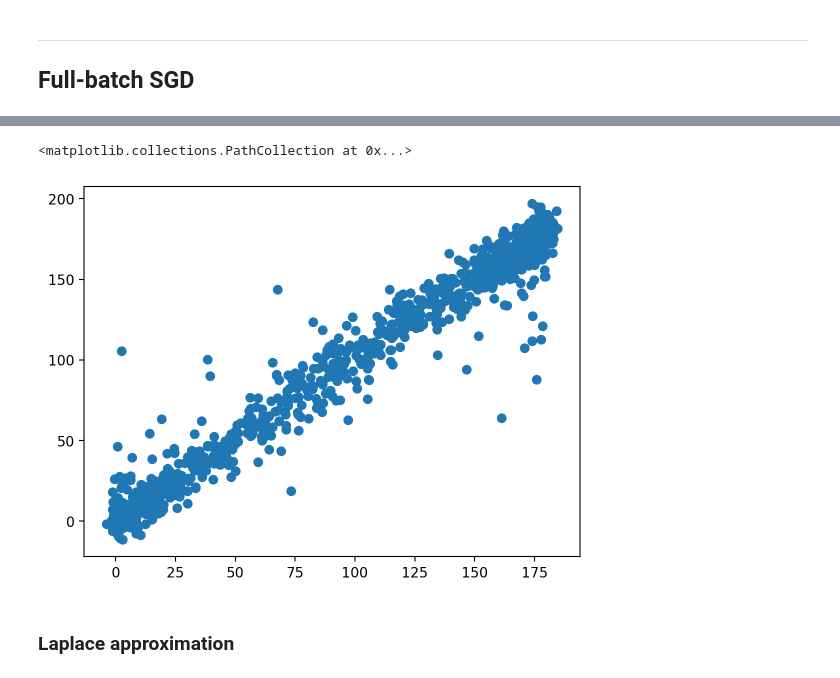
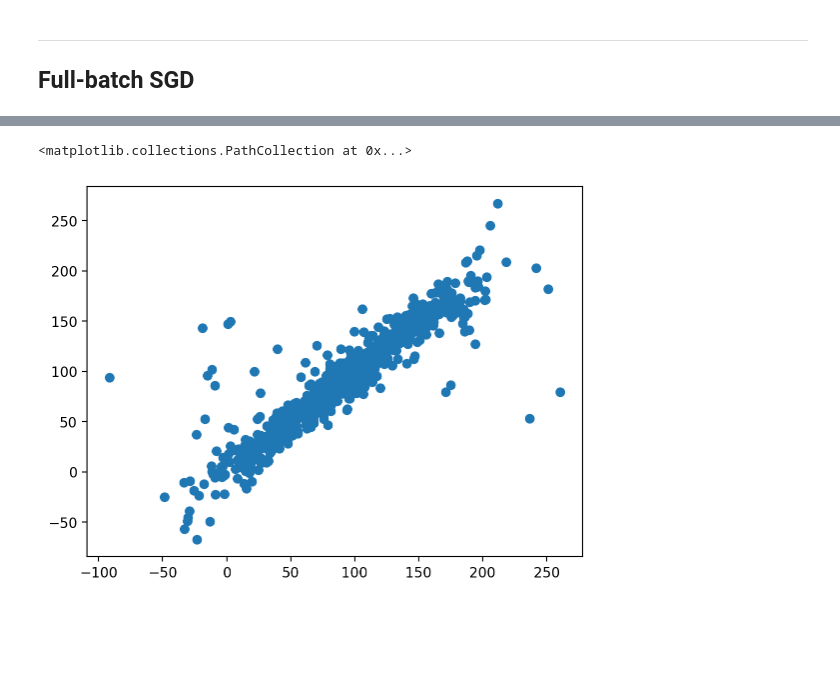
Before and after one commit to probml/rebayes, a Jupyter notebook: demos/misc/online-laplace-rb.ipynb, the cells around one changed output, grey strips where cells are left out. Drawn from its saved outputs; the diff is of its cells as text; code cells hidden in the pictures; blank space fills up the shorter version.

Commit message:
feat: online-laplace-rb

```diff
--- a/demos/misc/online-laplace-rb.ipynb
+++ b/demos/misc/online-laplace-rb.ipynb
@@ -83,6 +83,8 @@ def damp_angle(n_configs, minangle, maxangle):
     # angles = np.exp(t) * np.sin(35 * t)
     angles = np.sin(35 * t)
     angles = (angles + 1) / 2 * (maxangle - minangle) + minangle + np.random.randn(n_configs) * 2
+
+    angles = np.random.randn(n_configs) * 50 + (maxangle + minangle) / 2
     return angles
 # %%
 num_train = None
@@ -194,12 +210,10 @@ ntest = 1000
 ytrue = Y_train[-ntest:]
 yhat = model.apply(state_final.params, X_train[-ntest:]).ravel()
 # %%
-yhat_test = model.apply(mean_map, X_test).squeeze() * ystd + ymean
+yhat_test = model.apply(state_final.params, X_test).squeeze() * ystd + ymean
 
 y_test = Y_test * ystd + ymean
 plt.scatter(y_test, yhat_test)
 # %% [output]
 <matplotlib.collections.PathCollection at 0x...>
-[figure, old version]
+[figure, new version]
-# %% [markdown]
-### Laplace approximation
```
Also changed, not shown: parts of 16 cells of this notebook.
